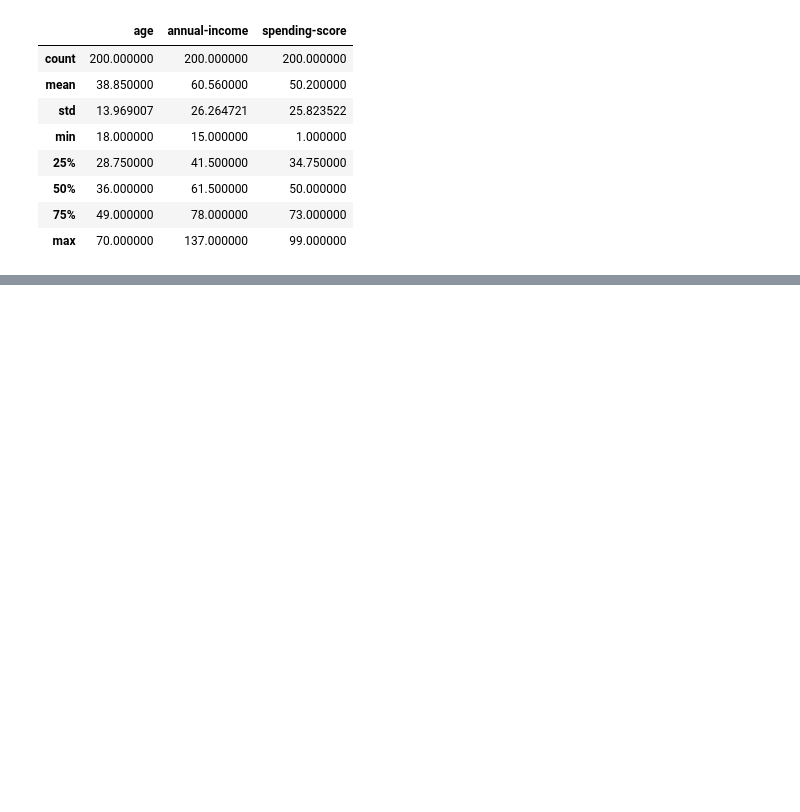
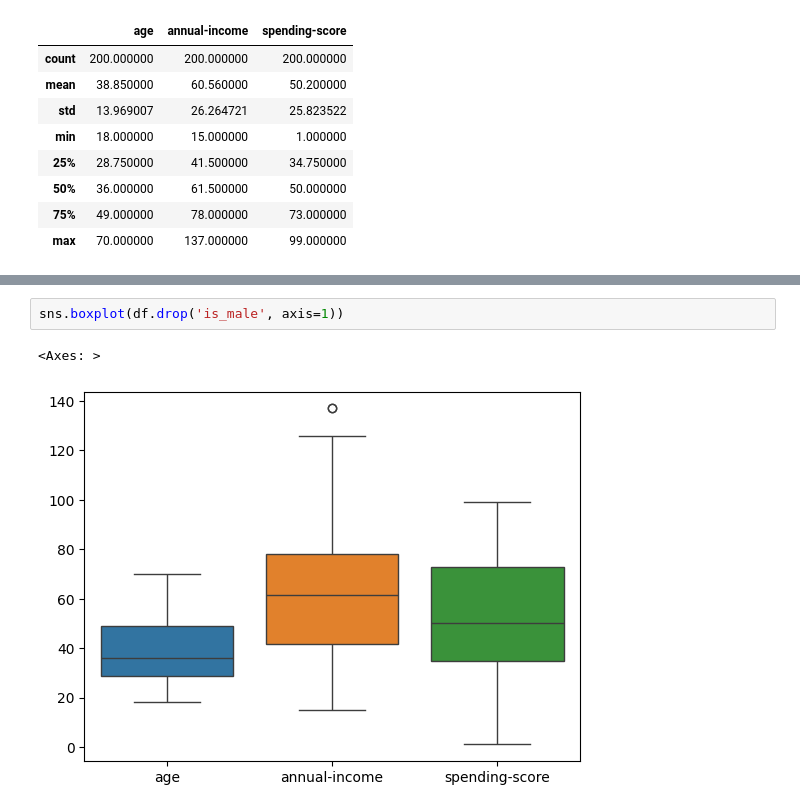
Before and after one commit to renatocorreia-rmcm/mall-customers-segmentation, a Jupyter notebook: dataset/analysis.ipynb, the cells around one changed output, grey strips where cells are left out. Drawn from its saved outputs; the diff is of its cells as text; blank space fills up the shorter version.

```diff
--- a/dataset/analysis.ipynb
+++ b/dataset/analysis.ipynb
@@ -62,0 +89,5 @@ df.drop('is_male', axis=1).describe()
+# %%
+sns.boxplot(df.drop('is_male', axis=1))
+# %% [output]
+<Axes: >
+[figure, added]
```
Also changed, not shown: parts of 8 cells of this notebook.
